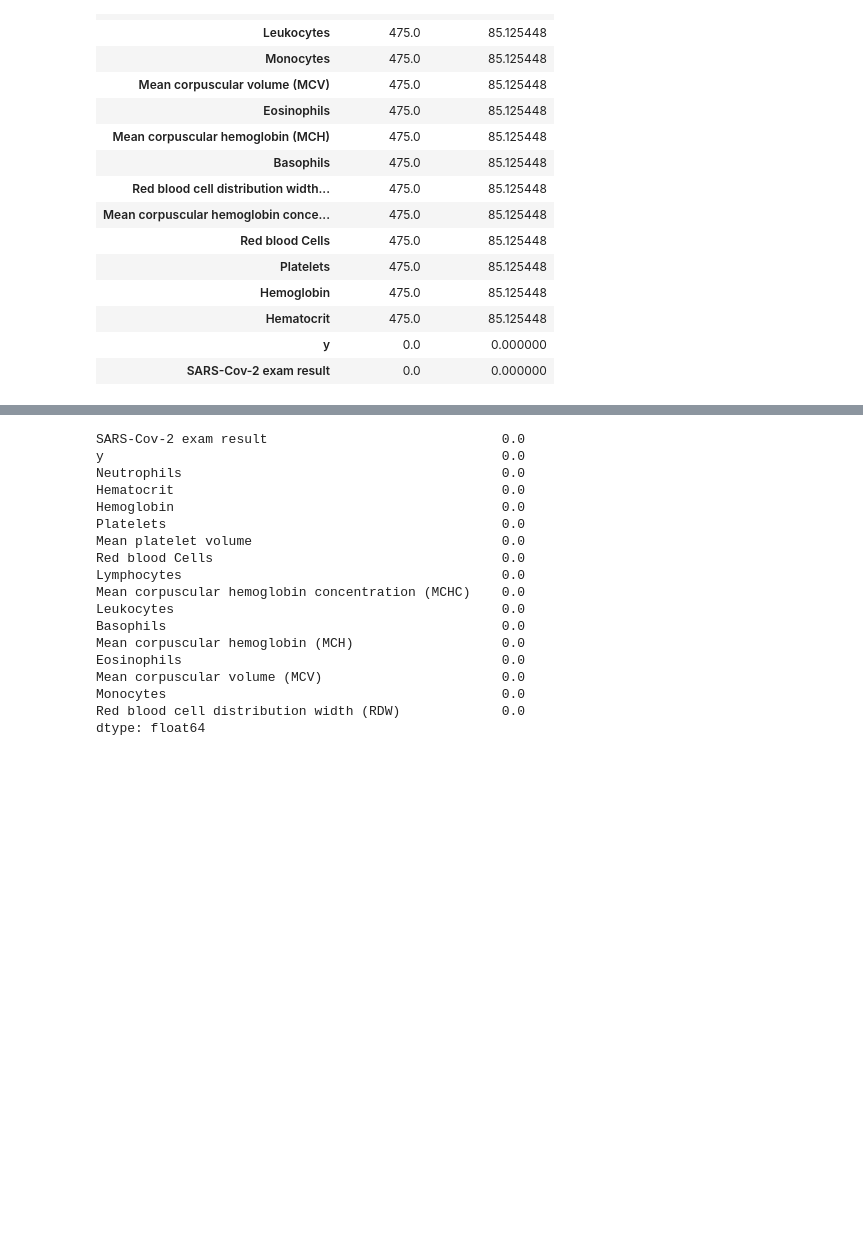
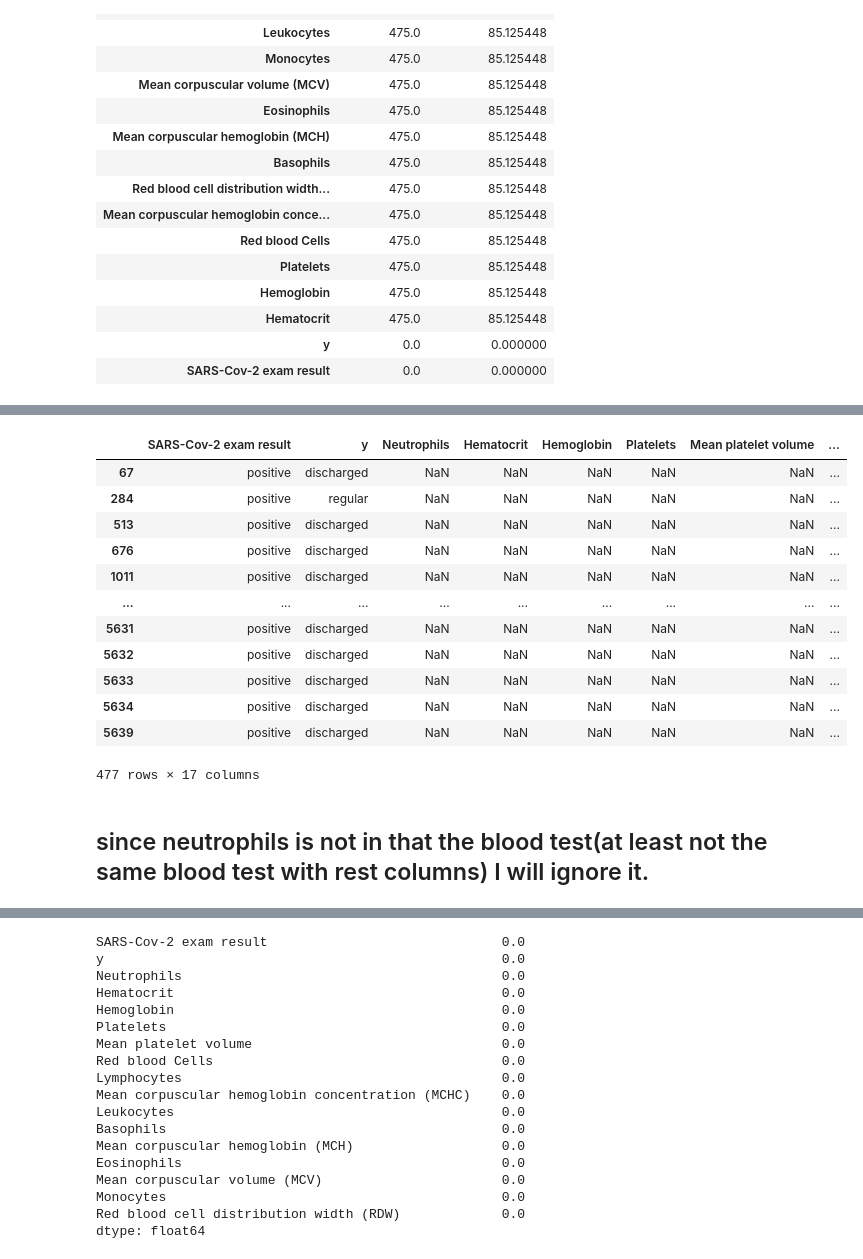
Before and after one commit to Yilin-Ye/ds_case_1_team_2, a Jupyter notebook: eda/blood_test.ipynb, the cells around one changed output, grey strips where cells are left out. Cells and saved outputs as stored; diff of their text form; code cells hidden in the pictures; blank space fills up the shorter version.

```diff
--- a/eda/blood_lab.ipynb
+++ b/eda/blood_test.ipynb
@@ -197,0 +214,18 @@ na_fill = with_test[with_test['SARS-Cov-2 exam result'] == 'positive']
+# %%
+na_fill[na_fill.drop('Neutrophils',axis=1).isna().any(axis=1)]
+# %% [output]
+|  | SARS-Cov-2 exam result | y | Neutrophils | Hematocrit | Hemoglobin | Platelets | Mean platelet volume | ... |
+| 67 | positive | discharged | NaN | NaN | NaN | NaN | NaN | ... |
+| 284 | positive | regular | NaN | NaN | NaN | NaN | NaN | ... |
+| 513 | positive | discharged | NaN | NaN | NaN | NaN | NaN | ... |
+| 676 | positive | discharged | NaN | NaN | NaN | NaN | NaN | ... |
+| 1011 | positive | discharged | NaN | NaN | NaN | NaN | NaN | ... |
+| ... | ... | ... | ... | ... | ... | ... | ... | ... |
+| 5631 | positive | discharged | NaN | NaN | NaN | NaN | NaN | ... |
+| 5632 | positive | discharged | NaN | NaN | NaN | NaN | NaN | ... |
+| 5633 | positive | discharged | NaN | NaN | NaN | NaN | NaN | ... |
+| 5634 | positive | discharged | NaN | NaN | NaN | NaN | NaN | ... |
+| 5639 | positive | discharged | NaN | NaN | NaN | NaN | NaN | ... |
+477 rows × 17 columns
+# %% [markdown]
+## since neutrophils is not in that the blood test(at least not the same blood test with rest columns) I will ignore it.
```
Also changed, not shown: parts of 12 cells of this notebook, 2 other files.
